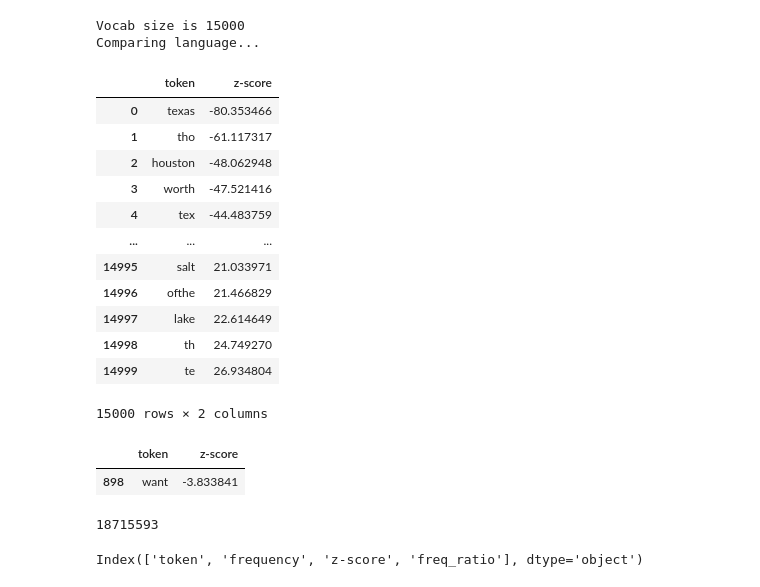
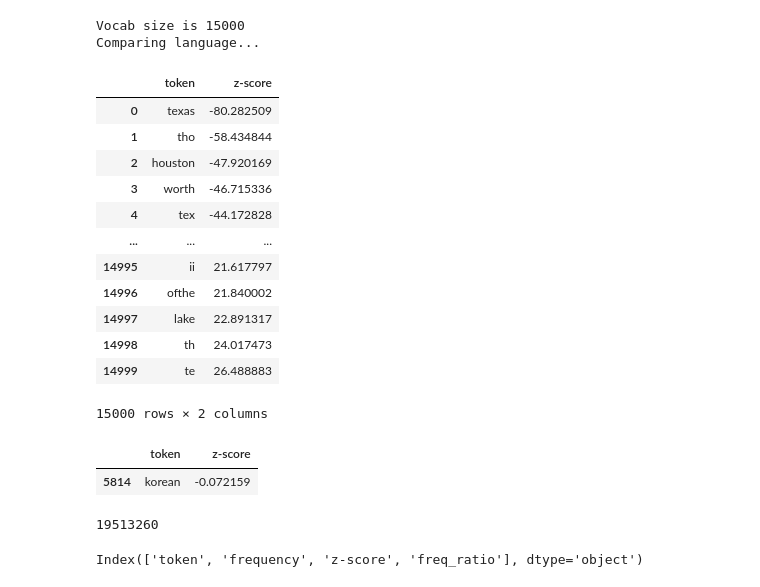
Before and after one commit to park-jay/coolie, a Jupyter notebook: log-odds.ipynb, the cells around one changed output. Cells and saved outputs as stored; diff of their text form; code cells hidden in the pictures.

```diff
--- a/log-odds.ipynb
+++ b/log-odds.ipynb
@@ -13,5 +14,5 @@ from tqdm import tqdm
 # %%
 path='/Users/mstudio/Library/CloudStorage/Box-Box/coolie/sent/'
-df=pd.read_csv(path+'coolie-lemma-df-sent.csv', converters={'state':literal_eval, 'context':literal_eval, 'city':literal_eval, 'sent_token':literal_eval})
+df=pd.read_csv(path+'coolie-lemma-df-sent2.csv', converters={'state':literal_eval, 'context':literal_eval, 'city':literal_eval, 'sent_token':literal_eval})
 # %%
 df['sent_lemma']=df['sent_lemma'].astype(str)
@@ -69,21 +68,21 @@ language_z_df=pd.DataFrame(language, columns=['token', 'z-score'])
 language_z_df
 # %% [output]
 |  | token | z-score |
-| 0 | texas | -80.353466 |
-| 1 | tho | -61.117317 |
-| 2 | houston | -48.062948 |
-| 3 | worth | -47.521416 |
-| 4 | tex | -44.483759 |
+| 0 | texas | -80.282509 |
+| 1 | tho | -58.434844 |
+| 2 | houston | -47.920169 |
+| 3 | worth | -46.715336 |
+| 4 | tex | -44.172828 |
 | ... | ... | ... |
-| 14995 | salt | 21.033971 |
-| 14996 | ofthe | 21.466829 |
-| 14997 | lake | 22.614649 |
-| 14998 | th | 24.749270 |
-| 14999 | te | 26.934804 |
+| 14995 | ii | 21.617797 |
+| 14996 | ofthe | 21.840002 |
+| 14997 | lake | 22.891317 |
+| 14998 | th | 24.017473 |
+| 14999 | te | 26.488883 |
 15000 rows × 2 columns
 # %%
-language_z_df[language_z_df['token']=='want']
+language_z_df[language_z_df['token']=='korean']
 # %% [output]
 |  | token | z-score |
-| 898 | want | -3.833841 |
+| 5814 | korean | -0.072159 |
 # %%
@@ -91,7 +90,7 @@ language_z_df.to_csv(path + 'z-score.csv', index=False)
 # %%
 len([item for sublist in df['sent_token'] for item in sublist])
 # %% [output]
-18715593
+19513260
 # %%
 frequency_language=defaultdict(int)
 for word in tqdm([item for sublist in df['sent_token'] for item in sublist]):
```
Also changed, not shown: parts of 30 cells of this notebook, 27 other files.
